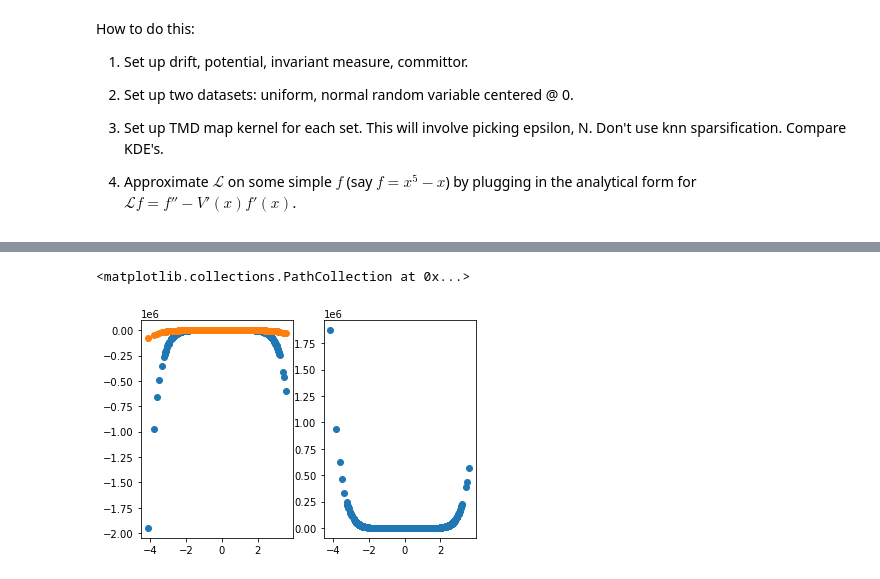
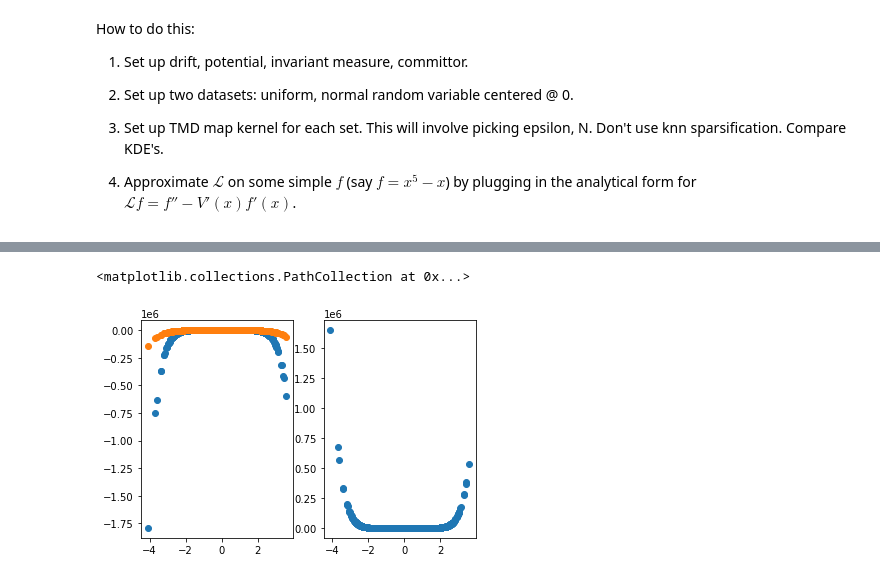
Before and after one commit to ShashankSule/TMDmaps, a Jupyter notebook: run/1D_potential.ipynb, the cells around one changed output, grey strips where cells are left out. Drawn from its saved outputs; the diff is of its cells as text; code cells hidden in the pictures.

```diff
--- a/run/1D_potential.ipynb
+++ b/run/1D_potential.ipynb
@@ -106,13 +104,14 @@ L_uniform = target_dmap_uniform.get_generator()
 # %%
 # set up dataset for biased estimation
 N = int(1e4)
+ϵ_biased = 1/(10**(8/9))
 biased = np.random.randn(int(N+1)).reshape(N+1,d) # p = biased[N]
 biased[N,0] = 0.0
 target_measure_biased = np.zeros(N+1)
 for i in range(N+1):
     target_measure_biased[i] = mu(biased[i,:])
 
-target_dmap_biased = diffusion_map.TargetMeasureDiffusionMap(epsilon=ϵ, n_neigh=int(N), \
+target_dmap_biased = diffusion_map.TargetMeasureDiffusionMap(epsilon=ϵ_biased, n_neigh=int(N), \
                                                           target_measure=target_measure_biased)
 target_dmap_biased.construct_generator(biased.T)
 K_biased = target_dmap_biased.get_kernel()
@@ -154,10 +158,10 @@ LF_biased_TMD = L_biased@F_biased
 # %%
 fig, (ax1, ax2) = plt.subplots(1,2)
 ax1.scatter(biased, LF_biased_true)
-ax1.scatter(biased, LF_biased_TMD)
-ax2.scatter(biased, np.abs(LF_biased_true-LF_biased_TMD))
+ax1.scatter(biased, 4*LF_biased_TMD)
+ax2.scatter(biased, np.abs(LF_biased_true-4*LF_biased_TMD))
 # %% [output]
 <matplotlib.collections.PathCollection at 0x...>
-[figure, old version]
+[figure, new version]
 # %%
 # checking KDE
```
Also changed, not shown: parts of 10 cells of this notebook.
